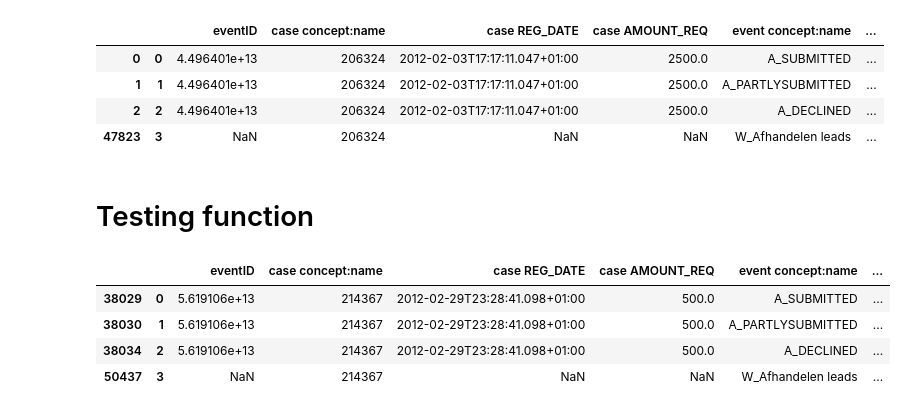
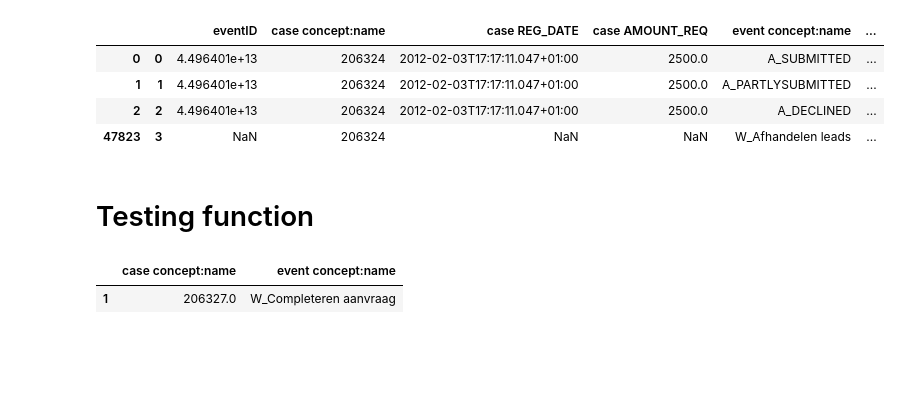
Before and after one commit to NishadGuha/2IOI0-DBL-Process-Mining, a Jupyter notebook: explore_ralph.ipynb, the cells around one changed output. Saved outputs shown, nothing was run; the diff lists cells and outputs as text; code cells hidden in the pictures; blank space fills up the shorter version.

Commit message:
To add: time diff and split
We could make different functions for it and make it a class as well

```diff
--- a/explore_ralph.ipynb
+++ b/explore_ralph.ipynb
@@ -94,29 +97,43 @@ df_sort[df_sort['case_name']==173688].head()
 # %%
 def make_event_pred(df_train, df_test):
 
-    '''Parameters: df_train=training set
-                   df_test=test set'''
+    '''Parameters: df_train: training set
+                   df_test: test set
+
+       We can change to csv as input and making the sets or create a different function for it'''
+    preds = pd.DataFrame() # we can return this df in order to et only the predictions for accuracy scores
 
     df_sort = df_train.set_index(df_train.groupby('case concept:name').cumcount(), append = True)
     df_new = df_sort.groupby(level=1)["event concept:name"].transform(lambda x: x.value_counts().index[0])
     df_new = df_new.to_frame()
-    df_new = df_new.rename(columns = {'event concept:name' : "common activity"})
+    common_acts = df_new.rename(columns = {'event concept:name' : "common activity"})
+
+    test = df_test.set_index(df_test.groupby('case concept:name').cumcount(), append = True)
 
     # Here we can implement the average time to add later in the dataframe
+    test = test.rename(columns = {'event time:timestamp' : "timestamp"})
+    test['timestamp'] = pd.to_datetime(test.timestamp)
 
-    max_list = df_new.groupby(level=1).apply(max).copy()
 
-    test = df_test.set_index(df_test.groupby('case concept:name').cumcount(), append = True)
+    max_list = common_acts.groupby(level=1).apply(max).copy() # Get process with max(N) for predictions
 
     for i, df in test.groupby('case concept:name'):
         length = len(df)
         test = test.append({'case concept:name':int(i),
                             'event concept:name': max_list.loc[length, 'common activity']}, ignore_index=True)
-                            # 'event time:timestamp': }, ignore_index=True
+                            #'timestamp': dt.datetime(2012, 2, 14, 23, 59, 59)}, ignore_index=True)
                             # here we can add the time of the added new event
+
+        preds = preds.append({'case concept:name':int(i),
+                            'event concept:name': max_list.loc[length, 'common activity']}, ignore_index=True)
+                            #'timestamp': dt.datetime(2012, 2, 14, 23, 59, 59)}, ignore_index=True)
+
     test = test.set_index(test.groupby('case concept:name').cumcount(), append = True)
 
-    return test
+    # Depending on how we want it we should sort: test = test.sort_values(time, case name, etc.)
+    test = test.sort_values('timestamp') # now sorted by time
+
+    return preds #test
 # %% [markdown]
 # Test stuff for the function
 # %%
@@ -154,13 +176,10 @@ test = pd.read_csv('BPI_Challenge_2012-test.csv')
 # %%
 saved = make_event_pred(train, test)
 # %%
-saved[saved['case concept:name']==214367]
+saved[saved['case concept:name']==206327]
 # %% [output]
-|  |  | eventID | case concept:name | case REG_DATE | case AMOUNT_REQ | event concept:name | ... |
-| 38029 | 0 | 5.619106e+13 | 214367 | 2012-02-29T23:28:41.098+01:00 | 500.0 | A_SUBMITTED | ... |
-| 38030 | 1 | 5.619106e+13 | 214367 | 2012-02-29T23:28:41.098+01:00 | 500.0 | A_PARTLYSUBMITTED | ... |
-| 38034 | 2 | 5.619106e+13 | 214367 | 2012-02-29T23:28:41.098+01:00 | 500.0 | A_DECLINED | ... |
-| 50437 | 3 | NaN | 214367 | NaN | NaN | W_Afhandelen leads | ... |
+|  | case concept:name | event concept:name |
+| 1 | 206327.0 | W_Completeren aanvraag |
 # %%
 saved
 # %% [output]
```
Also changed, not shown: parts of 7 cells of this notebook.
